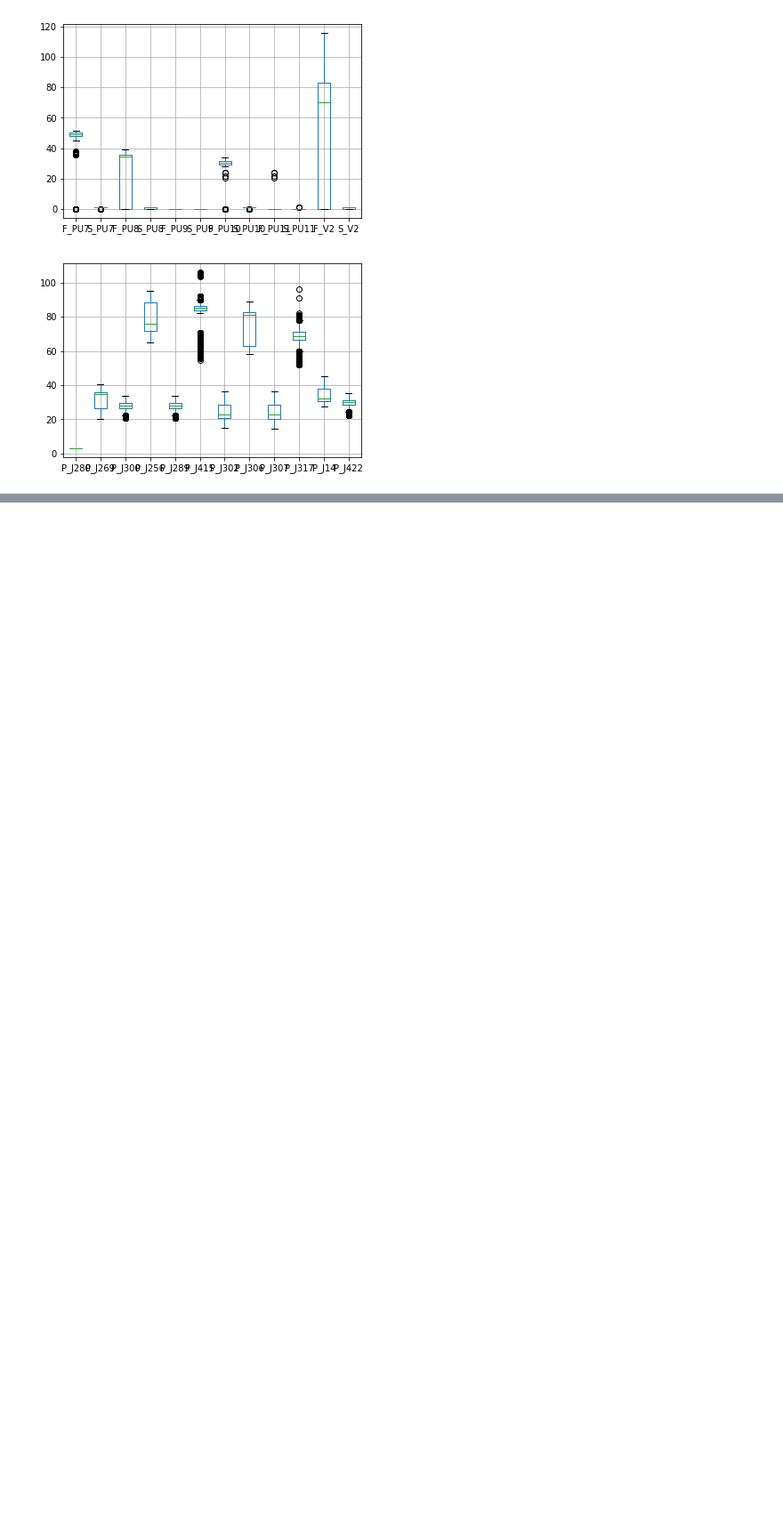
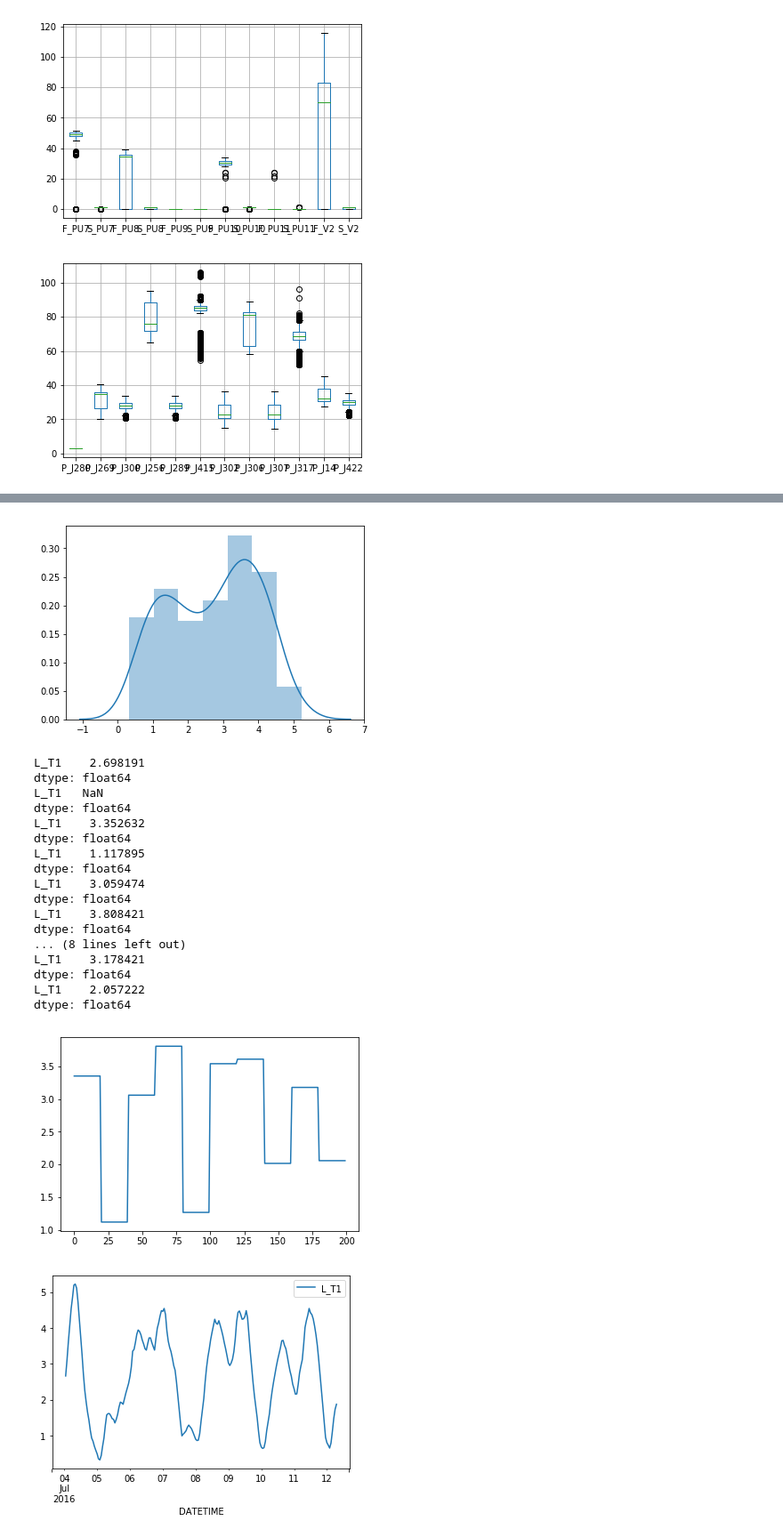
Before and after one commit to ZincW/CDA_Lab_Group6, a Jupyter notebook: Lab2- Anomaly Detection/FamilarizationPart.ipynb, the cells around one changed output, grey strips where cells are left out. Shown at 89% size. Cells and saved outputs as stored; diff of their text form; code cells hidden in the pictures; blank space fills up the shorter version.

```diff
--- a/Lab2- Anomaly Detection/FamilarizationPart.ipynb
+++ b/Lab2- Anomaly Detection/FamilarizationPart.ipynb
@@ -63,0 +163,49 @@ plt.show()
+# %%
+#Discretize the sensor data
+length=20
+level=4
+test=['L_T1']
+t=series[test][1:200]
+#t.plot()
+#plt.show()
+sns.distplot(t)
+plt.show()
+print(t.mean())
+i = 0
+list = np.zeros(200)
+while (i < 11):
+    list[20*(i-1):20*i]=t[20*(i-1)+1:20*i].mean()
+    print(t[20*(i-1)+1:20*i].mean())
+    i=i+1
+plt.plot(list)
+t.plot()
+plt.show()
+
+#t.info()
+#print(Math.ceil(t.max())
+
+#Slicing Windows
+#size=100
+#series[1:size].plot()
+#plt.show()
+# %% [output]
+[figure, added]
+L_T1    2.698191
+dtype: float64
+L_T1   NaN
+dtype: float64
+L_T1    3.352632
+dtype: float64
+L_T1    1.117895
+dtype: float64
+L_T1    3.059474
+dtype: float64
+L_T1    3.808421
+dtype: float64
+... (8 lines left out)
+L_T1    3.178421
+dtype: float64
+L_T1    2.057222
+dtype: float64
+[figure, added]
+[figure, added]
```
Also changed, not shown: parts of 14 cells of this notebook, 6 other files.
